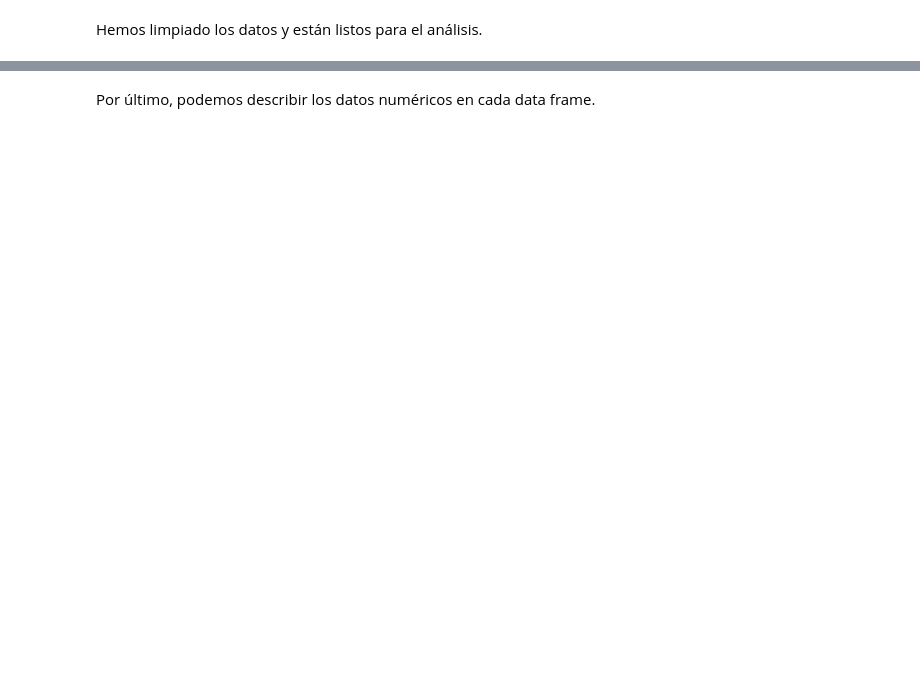
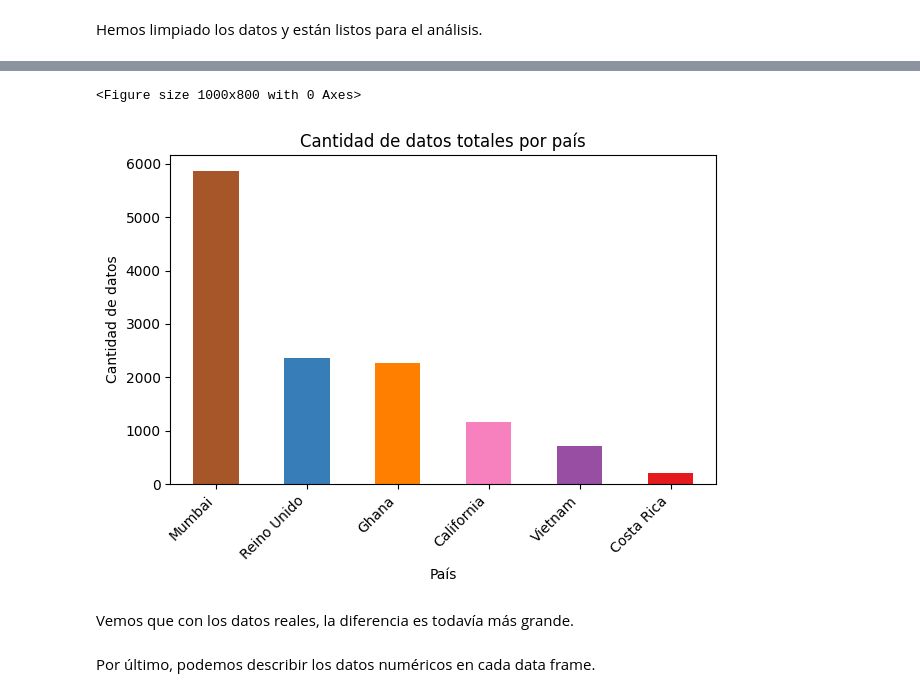
Before and after one commit to andonyns/air-quality, a Jupyter notebook: main.ipynb, the cells around one changed output, grey strips where cells are left out. Drawn from its saved outputs; the diff is of its cells as text; code cells hidden in the pictures; blank space fills up the shorter version.

```diff
--- a/main.ipynb
+++ b/main.ipynb
@@ -761,0 +893,13 @@ None
+# %%
+data = []
+
+for df, location in zip(locations_dfs, locations):
+    data.append({
+        "Pais": location.country,
+        "Localizacion": location.name,
+        "Datos": df['aggregated_count'].sum()
+    })
+
+data_df = pd.DataFrame(data)
+data_df = data_df.sort_values(by="Datos", ascending=False)
+data_df
@@ -762,2 +914,29 @@ None
+# %%
+ordered_colors = [locations_color_map[country] for country in data_df['Pais'].tolist()]
+
+# Create the bar plot
+plt.figure(figsize=(10, 8))
+ax = data_df.plot(
+    kind='bar',
+    x='Pais',
+    y='Datos',
+    color=ordered_colors,
+    legend=False
+)
+
+# Rotate x-ticks
+plt.xticks(rotation=45, ha='right')
+
+plt.xlabel('País')
+plt.ylabel('Cantidad de datos')
+plt.title('Cantidad de datos totales por país')
+
+plt.tight_layout()
+plt.show()
+# %% [output]
+<Figure size 1000x800 with 0 Axes>
+[figure, added]
+# %% [markdown]
+Vemos que con los datos reales, la diferencia es todavía más grande.
 # %% [markdown]
 Por último, podemos describir los datos numéricos en cada data frame.
```
Also changed, not shown: parts of 36 cells of this notebook.
